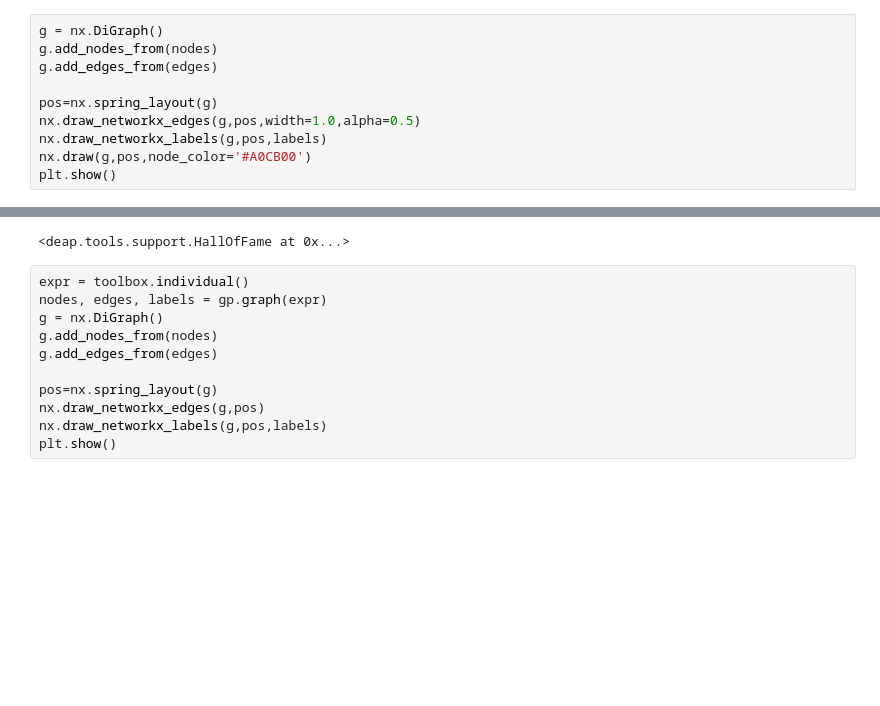
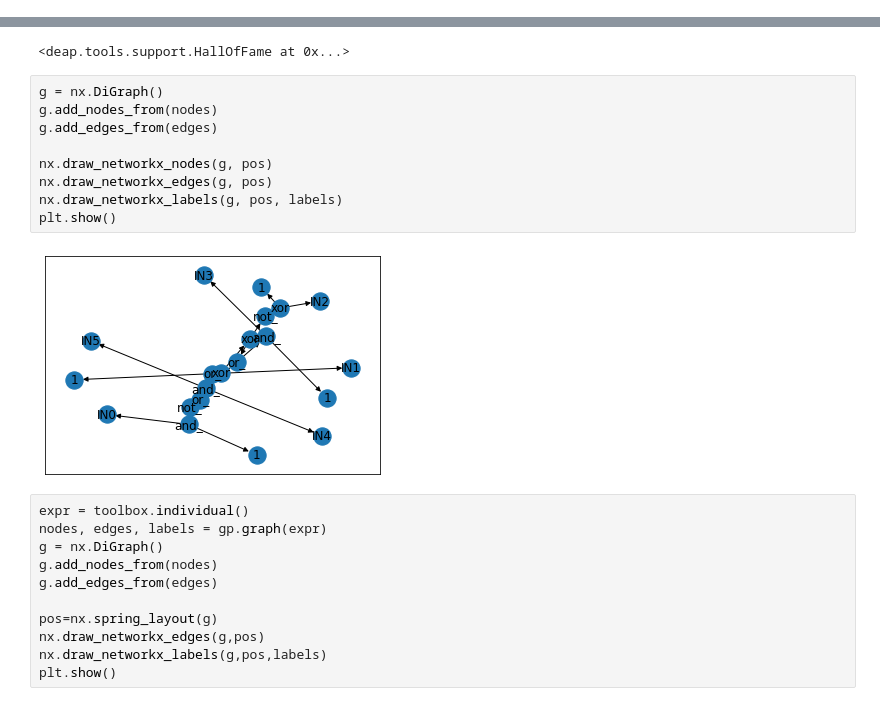
Before and after one commit to Amplil/genetic_programming, a Jupyter notebook: genetic_programming_official_test.ipynb, the cells around one changed output, grey strips where cells are left out. Drawn from its saved outputs; the diff is of its cells as text; blank space fills up the shorter version.

```diff
--- a/genetic_programming_official_test.ipynb
+++ b/genetic_programming_official_test.ipynb
@@ -106,10 +105,0 @@ plt.show()
-# %%
-g = nx.DiGraph()
-g.add_nodes_from(nodes)
-g.add_edges_from(edges)
-
-pos=nx.spring_layout(g)
-nx.draw_networkx_edges(g,pos,width=1.0,alpha=0.5)
-nx.draw_networkx_labels(g,pos,labels)
-nx.draw(g,pos,node_color='#A0CB00')
-plt.show()
@@ -217,6 +205,17 @@ gen     nevals  avg     std     min     max
 hof
 # %% [output]
 <deap.tools.support.HallOfFame at 0x...>
+# %%
+g = nx.DiGraph()
+g.add_nodes_from(nodes)
+g.add_edges_from(edges)
+
+nx.draw_networkx_nodes(g, pos)
+nx.draw_networkx_edges(g, pos)
+nx.draw_networkx_labels(g, pos, labels)
+plt.show()
+# %% [output]
+[figure, added]
 # %%
 expr = toolbox.individual()
 nodes, edges, labels = gp.graph(expr)
```
Also changed, not shown: parts of 2 cells of this notebook.
